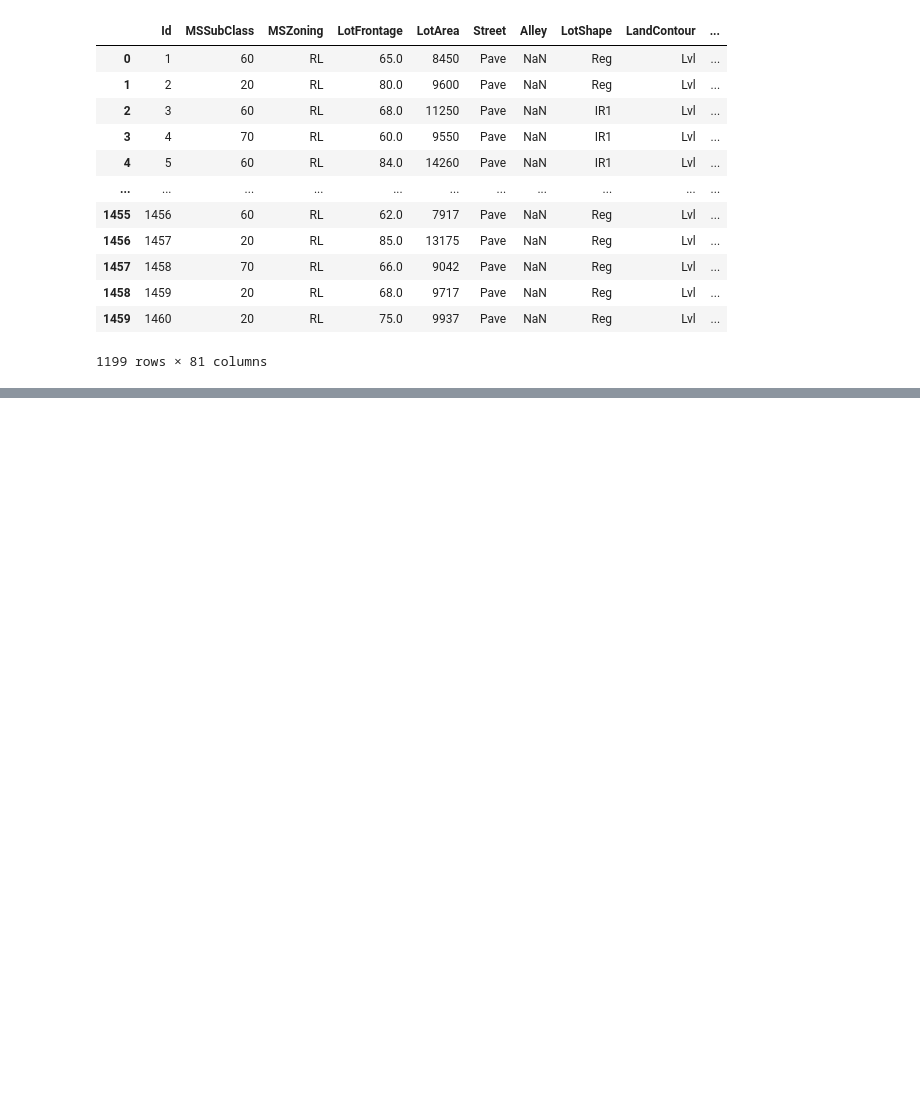
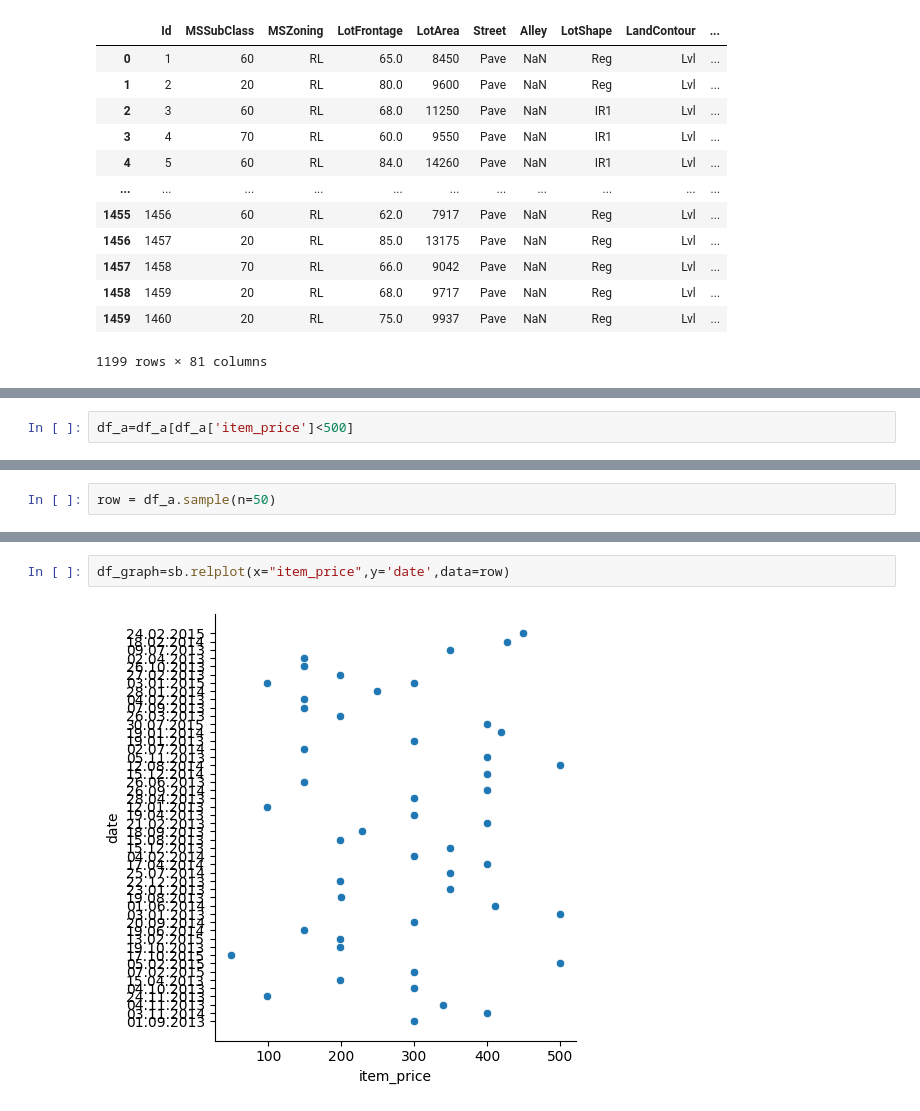
Before and after one commit to HrexD/H3Hitema-Python, a Jupyter notebook: Science_de_donnees_Python/Intro Pandas && Numpy.ipynb, the cells around one changed output, grey strips where cells are left out. Drawn from its saved outputs; the diff is of its cells as text; blank space fills up the shorter version.

```diff
--- a/Science_de_donnees_Python/Intro Pandas && Numpy.ipynb
+++ b/Science_de_donnees_Python/Intro Pandas && Numpy.ipynb
@@ -194,0 +237,2 @@ df_cloud=df.plot(x='LotFrontage',y="LotArea", style="x", legend='')
+# %%
+df_a=df_a[df_a['item_price']<500]
@@ -194,0 +242,2 @@ df_cloud=df.plot(x='LotFrontage',y="LotArea", style="x", legend='')
+# %%
+row = df_a.sample(n=50)
@@ -194,0 +264,4 @@ df_cloud=df.plot(x='LotFrontage',y="LotArea", style="x", legend='')
+# %%
+df_graph=sb.relplot(x="item_price",y='date',data=row)
+# %% [output]
+[figure, added]
```
Also changed, not shown: parts of 17 cells of this notebook.
